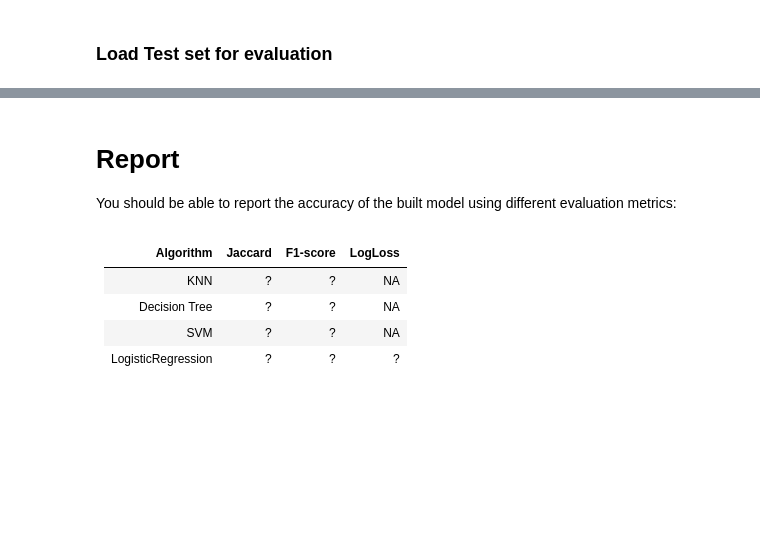
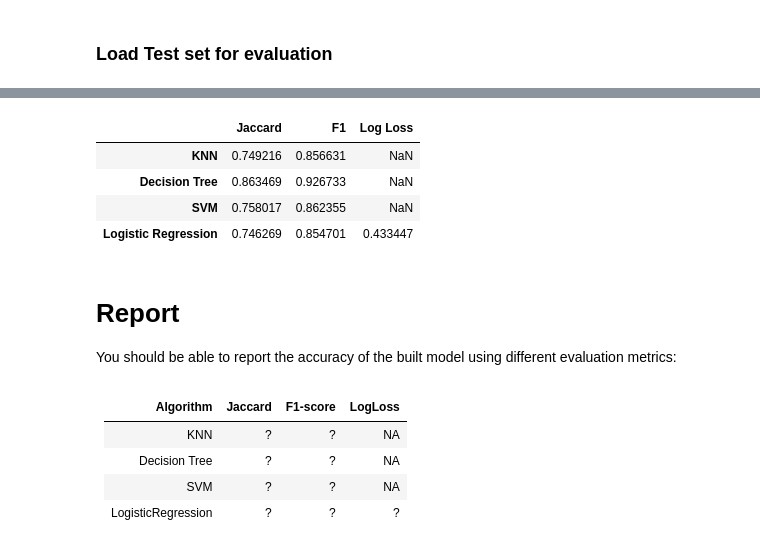
Before and after one commit to rondo-lehner/coursera_capstone_course_1, a Jupyter notebook: ML0101EN-Proj-Loan-py-v1.ipynb, the cells around one changed output, grey strips where cells are left out. Saved outputs shown, nothing was run; the diff lists cells and outputs as text; code cells hidden in the pictures; blank space fills up the shorter version.

Commit message:
Final step completed (ready for submission)

```diff
--- a/ML0101EN-Proj-Loan-py-v1.ipynb
+++ b/ML0101EN-Proj-Loan-py-v1.ipynb
@@ -308,2 +335,8 @@ Model has the best performing Jaccard index at k=15
 # %% [markdown]
 # Logistic Regression
+# %%
+from sklearn.linear_model import LogisticRegression
+
+log_clf = LogisticRegression(random_state=0)
+# %%
+log_clf.fit(X,y)
@@ -325,3 +378,48 @@ test_df.head()
+# %%
+def pre_process_loan_data(loans_df):
+    # Perform same steps as on the loan_train.csv above
+    loans_df['due_date'] = pd.to_datetime(loans_df['due_date'])
+    loans_df['effective_date'] = pd.to_datetime(loans_df['effective_date'])
+    loans_df['dayofweek'] = loans_df['effective_date'].dt.dayofweek
+    loans_df['weekend'] = loans_df['dayofweek'].apply(lambda x: 1 if (x>3)  else 0)
+    loans_df['Gender'].replace(to_replace=['male','female'], value=[0,1],inplace=True)
+    X_df = loans_df[['Principal','terms','age','Gender','weekend']]
+    X_df = pd.concat([X_df,pd.get_dummies(loans_df['education'])], axis=1)
+    X_df.drop(['Master or Above'], axis = 1,inplace=True)
+    X_ = preprocessing.StandardScaler().fit(X).transform(X)
+
+    loans_df['loan_status'].replace(to_replace=['PAIDOFF','COLLECTION'], value=[1,0],inplace=True)
+    y_ = df['loan_status'].values
+
+    return X_, y_
+# %%
+X_test, y_test = pre_process_loan_data(test_df)
+# %%
+test_scores = pd.DataFrame(np.zeros(shape=(4,3)), columns=('Jaccard', 'F1', 'Log Loss'), index=('KNN', 'Decision Tree', 'SVM', 'Logistic Regression'))
+algorithms = [knn_clf, dt_clf, svm_clf, log_clf]
+#Calculate jaccard scores
+jaccard_scores = [jaccard_score(y_test, a.predict(X_test)) for a in algorithms]
+
+#Calculate f1 scores
+f1_scores = [f1_score(y_test, a.predict(X_test)) for a in algorithms]
+
+#Calculate log loss scores
+log_loss_scores = np.empty(4)
+log_loss_scores[:] = np.nan
+log_loss_scores[3] = log_loss(y_test, log_clf.predict_proba(X_test))
+
+#Insert into dataframe
+test_scores['Jaccard'] = jaccard_scores
+test_scores['F1'] = f1_scores
+test_scores['Log Loss'] = log_loss_scores
+
+test_scores
+# %% [output]
+|  | Jaccard | F1 | Log Loss |
+| KNN | 0.749216 | 0.856631 | NaN |
+| Decision Tree | 0.863469 | 0.926733 | NaN |
+| SVM | 0.758017 | 0.862355 | NaN |
+| Logistic Regression | 0.746269 | 0.854701 | 0.433447 |
 # %% [markdown]
 # Report
 
```
Also changed, not shown: parts of 10 cells of this notebook.
